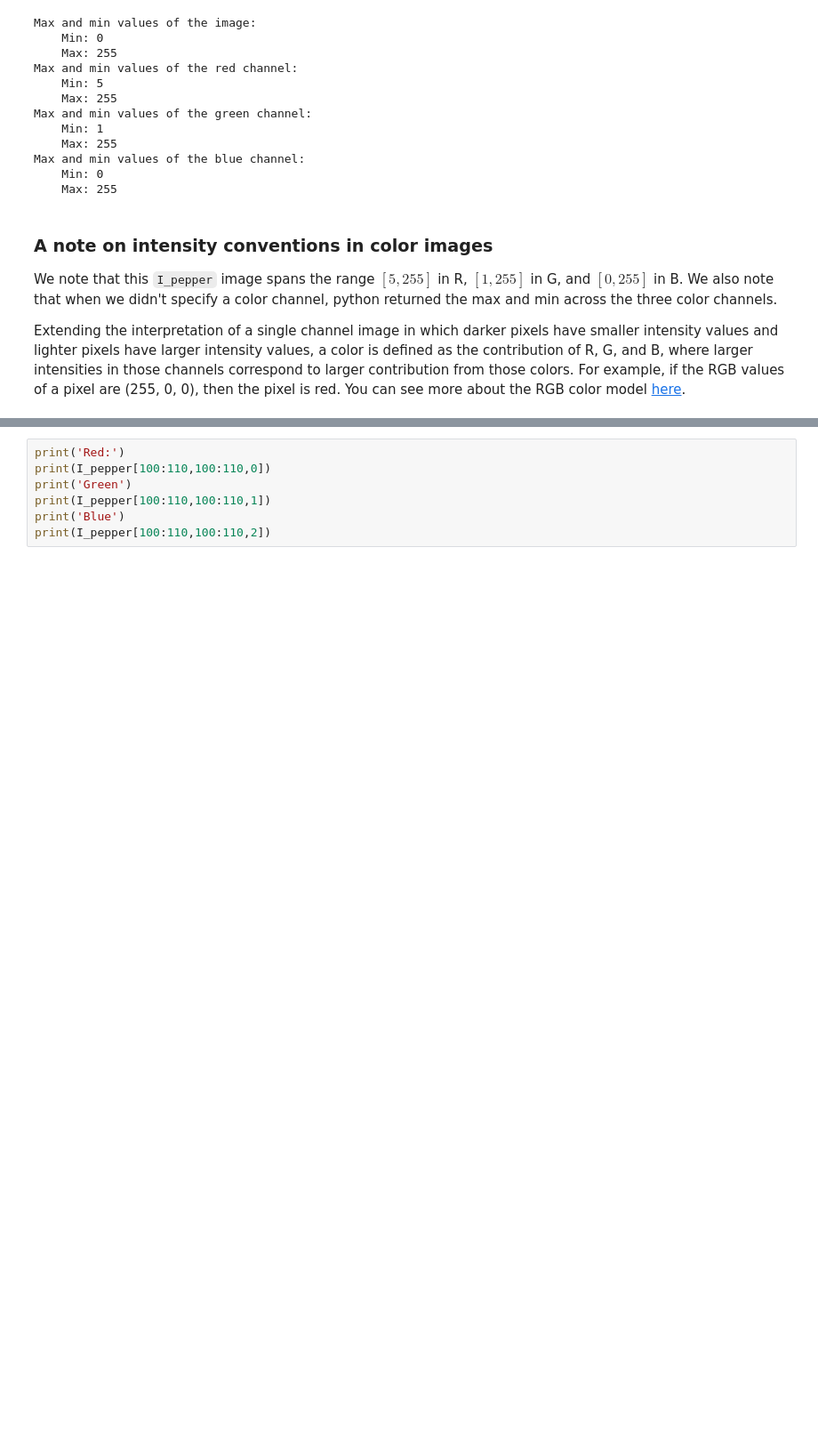
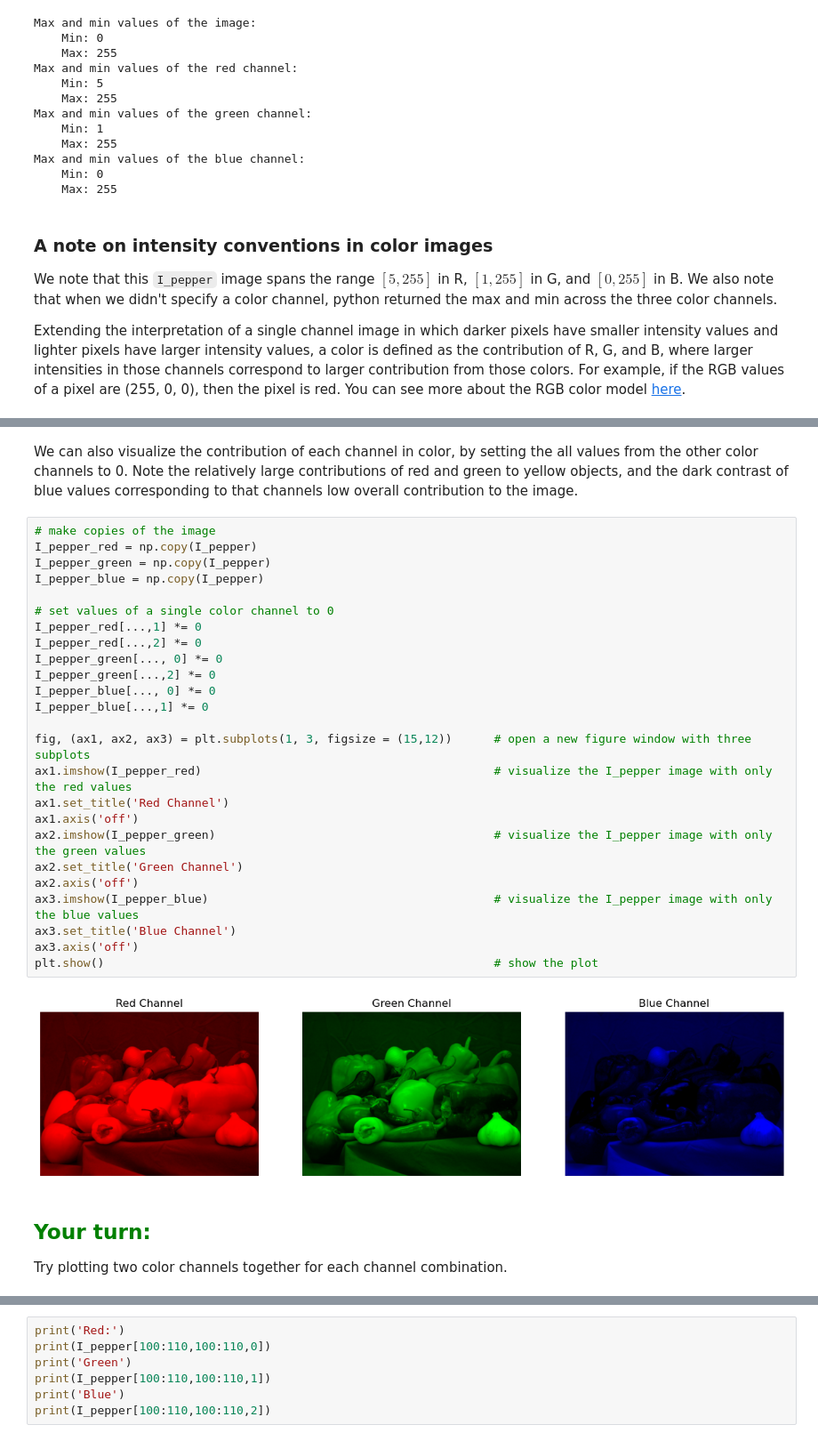
Before and after one commit to ISUgenomics/geospatialworkbook, a Jupyter notebook: tutorials/Tutorial1_Image_Processing_Essentials_Boucheron.ipynb, the cells around one changed output, grey strips where cells are left out. Shown at 89% size. Drawn from its saved outputs; the diff is of its cells as text; blank space fills up the shorter version.

```diff
--- a/tutorials/Tutorial1_Image_Processing_Essentials_Boucheron.ipynb
+++ b/tutorials/Tutorial1_Image_Processing_Essentials_Boucheron.ipynb
@@ -376,0 +394,32 @@ Extending the interpretation of a single channel image in which darker pixels ha
+# %% [markdown]
+We can also visualize the contribution of each channel in color, by setting the all values from the other color channels to 0. Note the relatively large contributions of red and green to yellow objects, and the dark contrast of blue values corresponding to that channels low overall contribution to the image.
+# %%
+# make copies of the image
+I_pepper_red = np.copy(I_pepper)
+I_pepper_green = np.copy(I_pepper)
+I_pepper_blue = np.copy(I_pepper)
+
+# set values of a single color channel to 0
+I_pepper_red[...,1] *= 0
+I_pepper_red[...,2] *= 0
+I_pepper_green[..., 0] *= 0
+I_pepper_green[...,2] *= 0
+I_pepper_blue[..., 0] *= 0
+I_pepper_blue[...,1] *= 0
+
+fig, (ax1, ax2, ax3) = plt.subplots(1, 3, figsize = (15,12))      # open a new figure window with three subplots
+ax1.imshow(I_pepper_red)                                          # visualize the I_pepper image with only the red values
+ax1.set_title('Red Channel')
+ax1.axis('off')
+ax2.imshow(I_pepper_green)                                        # visualize the I_pepper image with only the green values
+ax2.set_title('Green Channel')
+ax2.axis('off')
+ax3.imshow(I_pepper_blue)                                         # visualize the I_pepper image with only the blue values
+ax3.set_title('Blue Channel')
+ax3.axis('off')
+plt.show()                                                        # show the plot
+# %% [output]
+[figure, added]
+# %% [markdown]
+## <span style='color:Green'> Your turn:  </span>
+Try plotting two color channels together for each channel combination.
```
Also changed, not shown: parts of 15 cells of this notebook.
